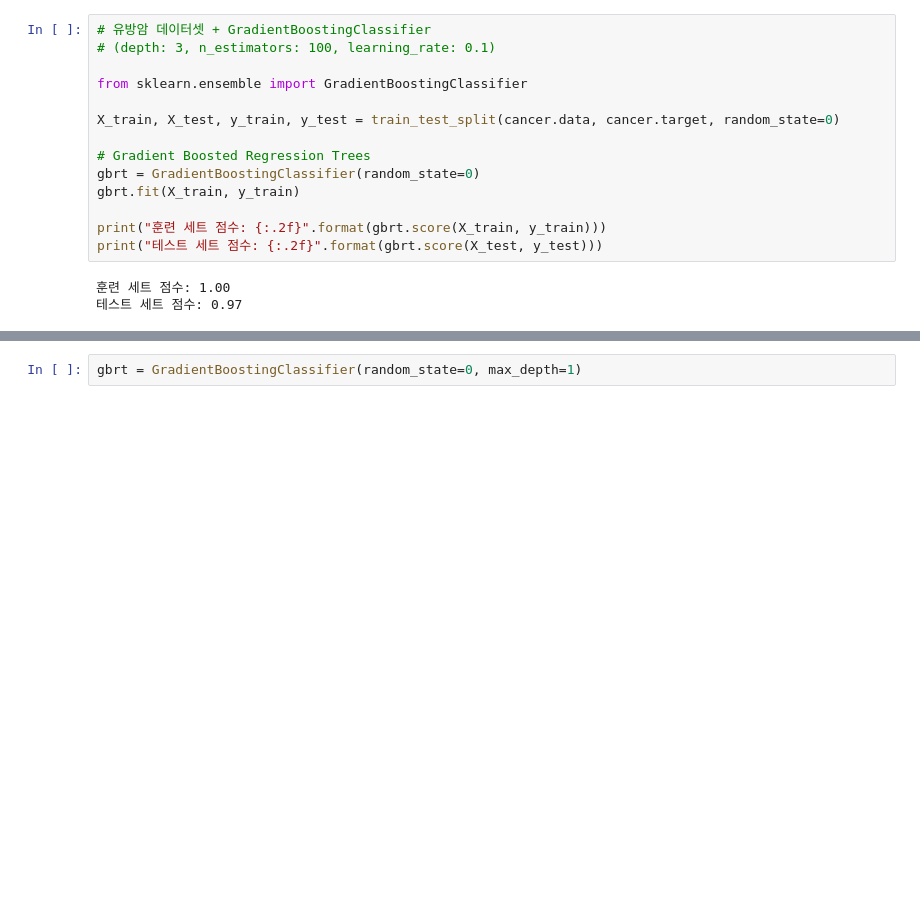
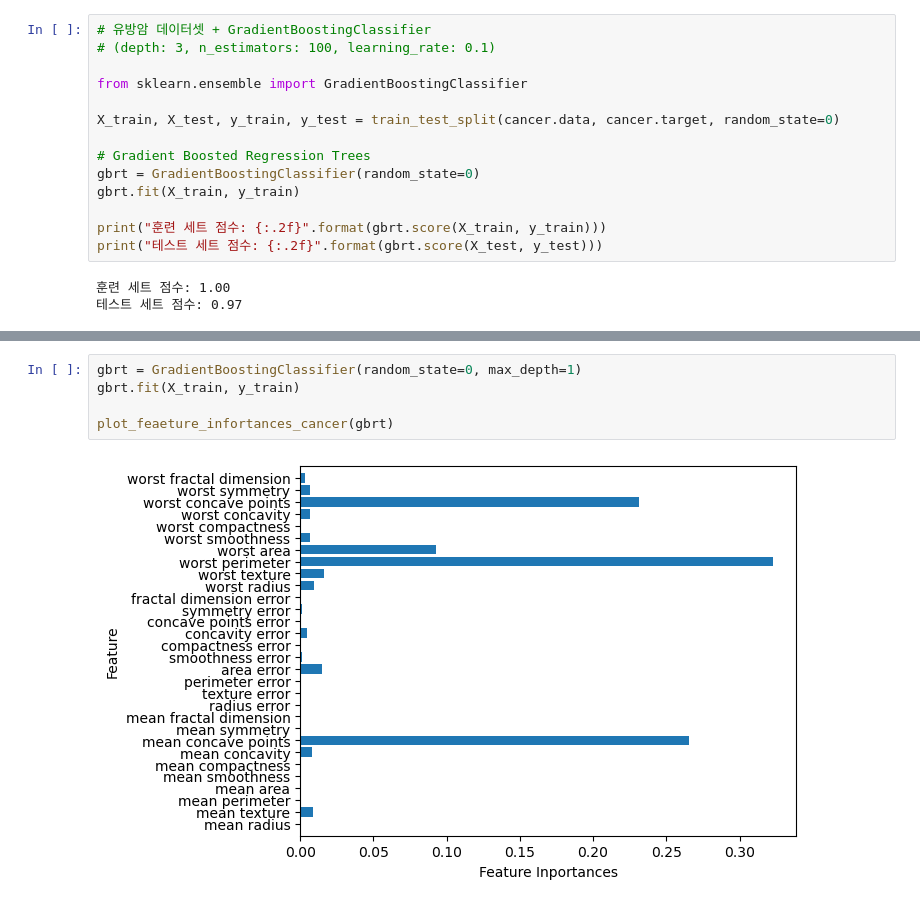
Before and after one commit to sbs24013/CCT, a Jupyter notebook: 파이썬 라이브러리를 활용한 머신러닝/02 지도학습.ipynb, the cells around one changed output, grey strips where cells are left out. Saved outputs shown, nothing was run; the diff lists cells and outputs as text; blank space fills up the shorter version.

```diff
--- a/파이썬 라이브러리를 활용한 머신러닝/02 지도학습.ipynb
+++ b/파이썬 라이브러리를 활용한 머신러닝/02 지도학습.ipynb
@@ -783,2 +780,7 @@ print("테스트 세트 점수: {:.3f}".format(gbrt.score(X_test, y_test)))
 # %%
 gbrt = GradientBoostingClassifier(random_state=0, max_depth=1)
+gbrt.fit(X_train, y_train)
+
+plot_feaeture_infortances_cancer(gbrt)
+# %% [output]
+[figure, added]
```
Also changed, not shown: parts of 11 cells of this notebook, 9 other files.
